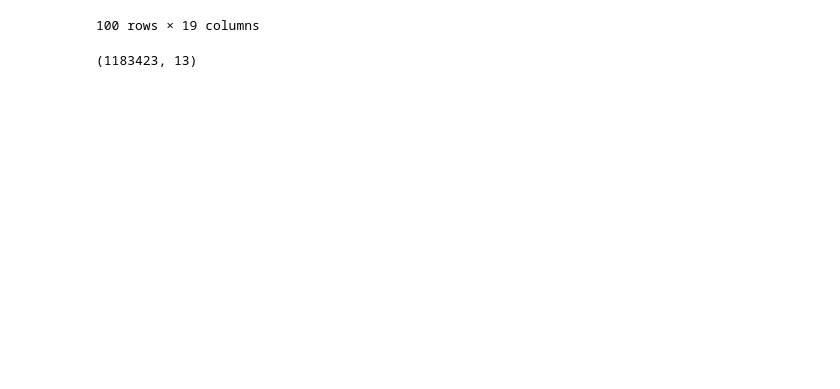
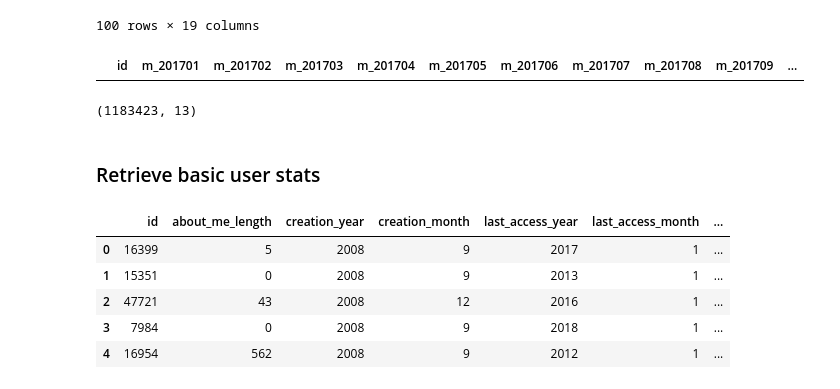
Before and after one commit to leomaxx/StackOverflowChurnAnalysis, a Jupyter notebook: 00_bigQuery_getData.ipynb, the cells around one changed output. Drawn from its saved outputs; the diff is of its cells as text; code cells hidden in the pictures; blank space fills up the shorter version.

```diff
--- a/00_bigQuery_getData.ipynb
+++ b/00_bigQuery_getData.ipynb
@@ -365,3 +363,7 @@ with open('./data/processed/answer_time_series.pkl', 'wb') as picklefile:
+# %%
+answer_time_series2[answer_time_series2['id']==170442]
+# %% [output]
+|  | id | m_201701 | m_201702 | m_201703 | m_201704 | m_201705 | m_201706 | m_201707 | m_201708 | m_201709 | ... |
 # %%
 ### Construct a timeseries where columns are number of activities per month
 query = """
@@ -457,0 +574,34 @@ with open('./data/processed/activity_time_series_2018.pkl', 'wb') as picklefile:
+# %% [markdown]
+### Retrieve basic user stats
+# %%
+## Create a view to reconstruct user reputation at 01/01/2017 and 01/01/2018
+query = """
+#standardSQL
+SELECT
+  id,
+  LENGTH(about_me) AS about_me_length,
+  CAST(FORMAT_TIMESTAMP('%Y',
+      creation_date) AS int64) AS creation_year,
+  CAST(FORMAT_TIMESTAMP('%m',
+      creation_date) AS int64) AS creation_month,
+  CAST(FORMAT_TIMESTAMP('%Y',
+      last_access_date) AS int64) AS last_access_year,
+  CAST(FORMAT_TIMESTAMP('%m',
+      last_access_date) AS int64) AS last_access_month,
+  location,
+  up_votes,
+  down_votes,
+  CASE
+    WHEN profile_image_url = '' THEN 1
+    ELSE 0
+  END AS profile_image,
+  website_url
+FROM
+  `bigquery-public-data.stackoverflow.users`
+WHERE
+  CAST(FORMAT_TIMESTAMP('%Y',
+      creation_date) AS int64) < 2018
+"""
+query_job = client.query(query)
+results = query_job.result()
+user_basic = results.to_dataframe()
@@ -457,0 +611,9 @@ with open('./data/processed/activity_time_series_2018.pkl', 'wb') as picklefile:
+# %%
+user_basic.head()
+# %% [output]
+|  | id | about_me_length | creation_year | creation_month | last_access_year | last_access_month | ... |
+| 0 | 16399 | 5 | 2008 | 9 | 2017 | 1 | ... |
+| 1 | 15351 | 0 | 2008 | 9 | 2013 | 1 | ... |
+| 2 | 47721 | 43 | 2008 | 12 | 2016 | 1 | ... |
+| 3 | 7984 | 0 | 2008 | 9 | 2018 | 1 | ... |
+| 4 | 16954 | 562 | 2008 | 9 | 2012 | 1 | ... |
```
Also changed, not shown: parts of 13 cells of this notebook, 3 other files.
